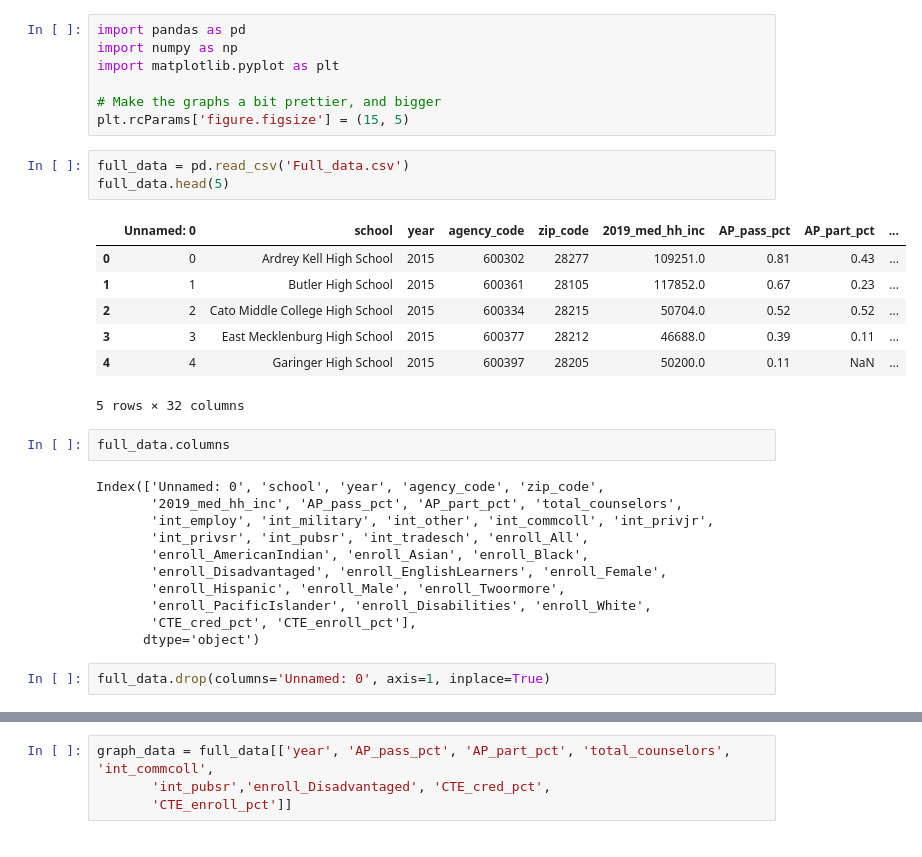
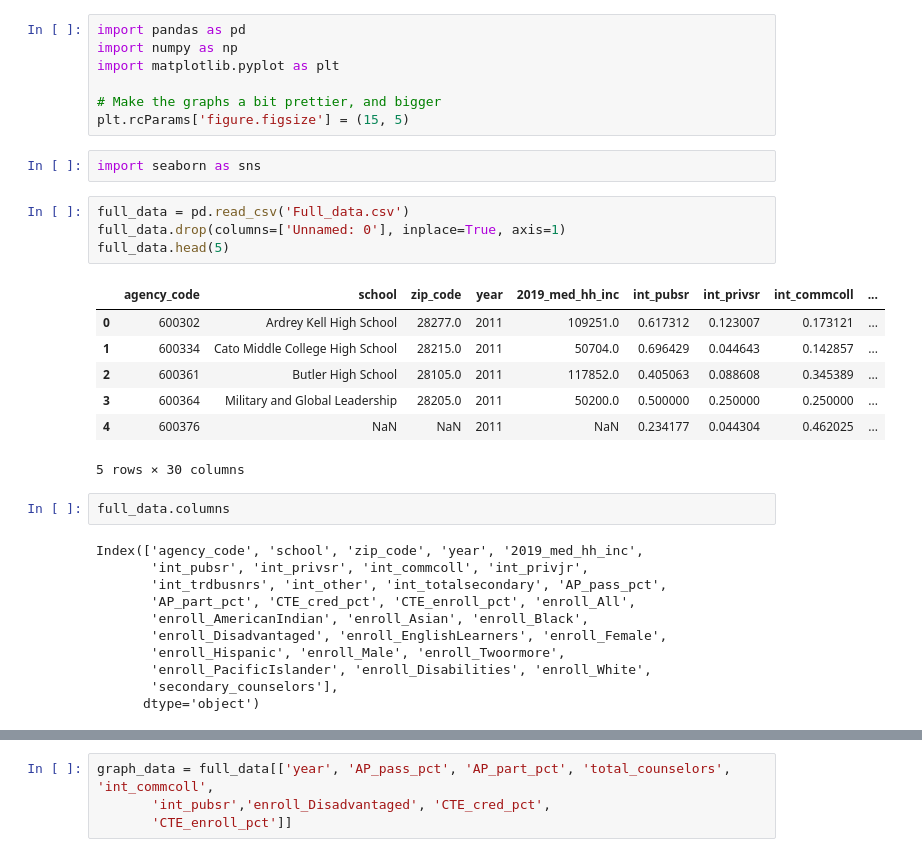
Before and after one commit to codypscott/DTSC4301, a Jupyter notebook: DataExploration.ipynb, the cells around one changed output, grey strips where cells are left out. Cells and saved outputs as stored; diff of their text form.

```diff
--- a/DataExploration.ipynb
+++ b/DataExploration.ipynb
@@ -10,29 +10,30 @@ import matplotlib.pyplot as plt
 
 # Make the graphs a bit prettier, and bigger
 plt.rcParams['figure.figsize'] = (15, 5)
+# %%
+import seaborn as sns
 # %%
 full_data = pd.read_csv('Full_data.csv')
+full_data.drop(columns=['Unnamed: 0'], inplace=True, axis=1)
 full_data.head(5)
 # %% [output]
-|  | Unnamed: 0 | school | year | agency_code | zip_code | 2019_med_hh_inc | AP_pass_pct | AP_part_pct | ... |
-| 0 | 0 | Ardrey Kell High School | 2015 | 600302 | 28277 | 109251.0 | 0.81 | 0.43 | ... |
-| 1 | 1 | Butler High School | 2015 | 600361 | 28105 | 117852.0 | 0.67 | 0.23 | ... |
-| 2 | 2 | Cato Middle College High School | 2015 | 600334 | 28215 | 50704.0 | 0.52 | 0.52 | ... |
-| 3 | 3 | East Mecklenburg High School | 2015 | 600377 | 28212 | 46688.0 | 0.39 | 0.11 | ... |
-| 4 | 4 | Garinger High School | 2015 | 600397 | 28205 | 50200.0 | 0.11 | NaN | ... |
+|  | agency_code | school | zip_code | year | 2019_med_hh_inc | int_pubsr | int_privsr | int_commcoll | ... |
+| 0 | 600302 | Ardrey Kell High School | 28277.0 | 2011 | 109251.0 | 0.617312 | 0.123007 | 0.173121 | ... |
+| 1 | 600334 | Cato Middle College High School | 28215.0 | 2011 | 50704.0 | 0.696429 | 0.044643 | 0.142857 | ... |
+| 2 | 600361 | Butler High School | 28105.0 | 2011 | 117852.0 | 0.405063 | 0.088608 | 0.345389 | ... |
+| 3 | 600364 | Military and Global Leadership | 28205.0 | 2011 | 50200.0 | 0.500000 | 0.250000 | 0.250000 | ... |
+| 4 | 600376 | NaN | NaN | 2011 | NaN | 0.234177 | 0.044304 | 0.462025 | ... |
-5 rows × 32 columns
+5 rows × 30 columns
 # %%
 full_data.columns
 # %% [output]
-Index(['Unnamed: 0', 'school', 'year', 'agency_code', 'zip_code',
-       '2019_med_hh_inc', 'AP_pass_pct', 'AP_part_pct', 'total_counselors',
-       'int_employ', 'int_military', 'int_other', 'int_commcoll', 'int_privjr',
-       'int_privsr', 'int_pubsr', 'int_tradesch', 'enroll_All',
+Index(['agency_code', 'school', 'zip_code', 'year', '2019_med_hh_inc',
+       'int_pubsr', 'int_privsr', 'int_commcoll', 'int_privjr',
+       'int_trdbusnrs', 'int_other', 'int_totalsecondary', 'AP_pass_pct',
+       'AP_part_pct', 'CTE_cred_pct', 'CTE_enroll_pct', 'enroll_All',
        'enroll_AmericanIndian', 'enroll_Asian', 'enroll_Black',
        'enroll_Disadvantaged', 'enroll_EnglishLearners', 'enroll_Female',
        'enroll_Hispanic', 'enroll_Male', 'enroll_Twoormore',
        'enroll_PacificIslander', 'enroll_Disabilities', 'enroll_White',
-       'CTE_cred_pct', 'CTE_enroll_pct'],
+       'secondary_counselors'],
       dtype='object')
-# %%
-full_data.drop(columns='Unnamed: 0', axis=1, inplace=True)
```
Also changed, not shown: parts of 19 cells of this notebook, 9 other files.
